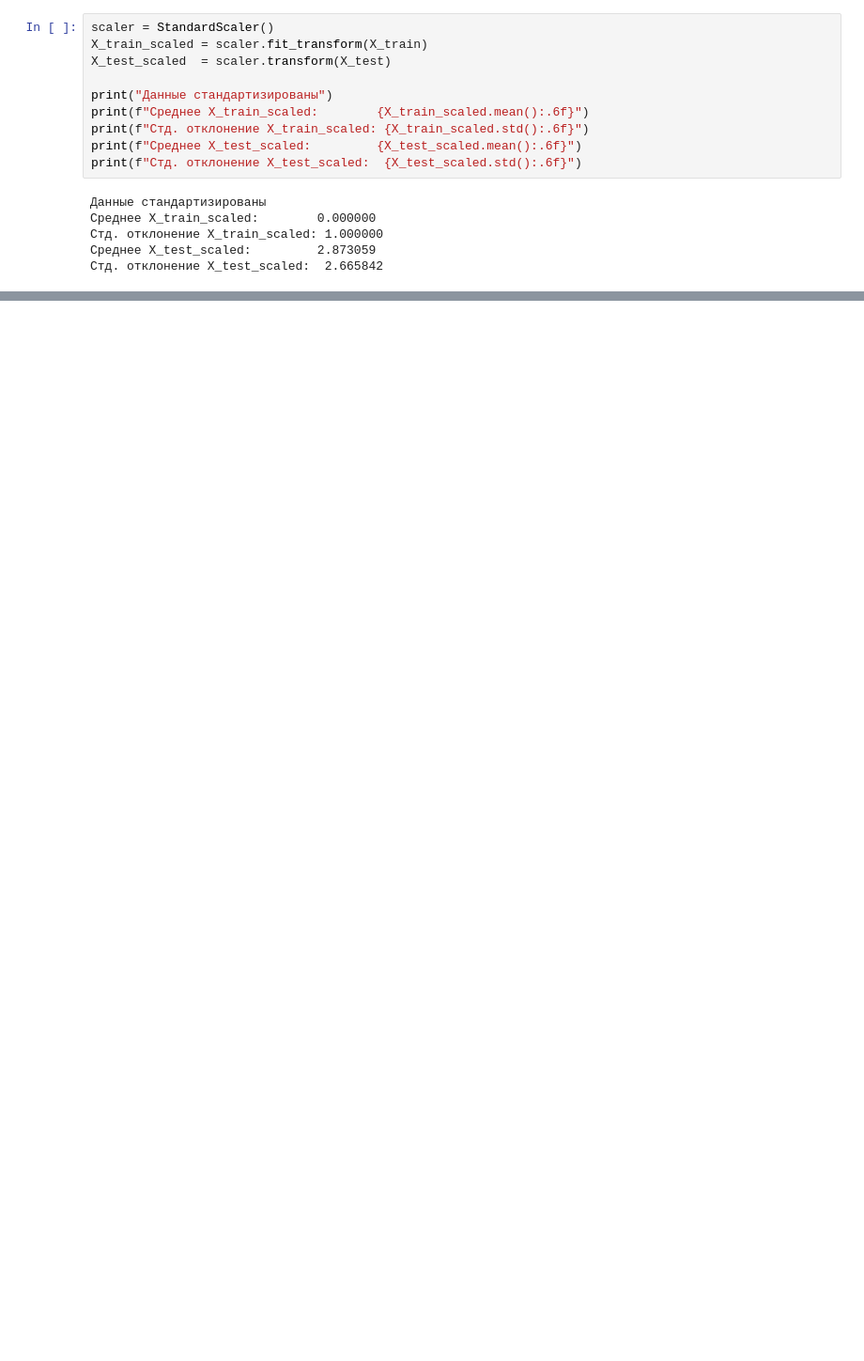
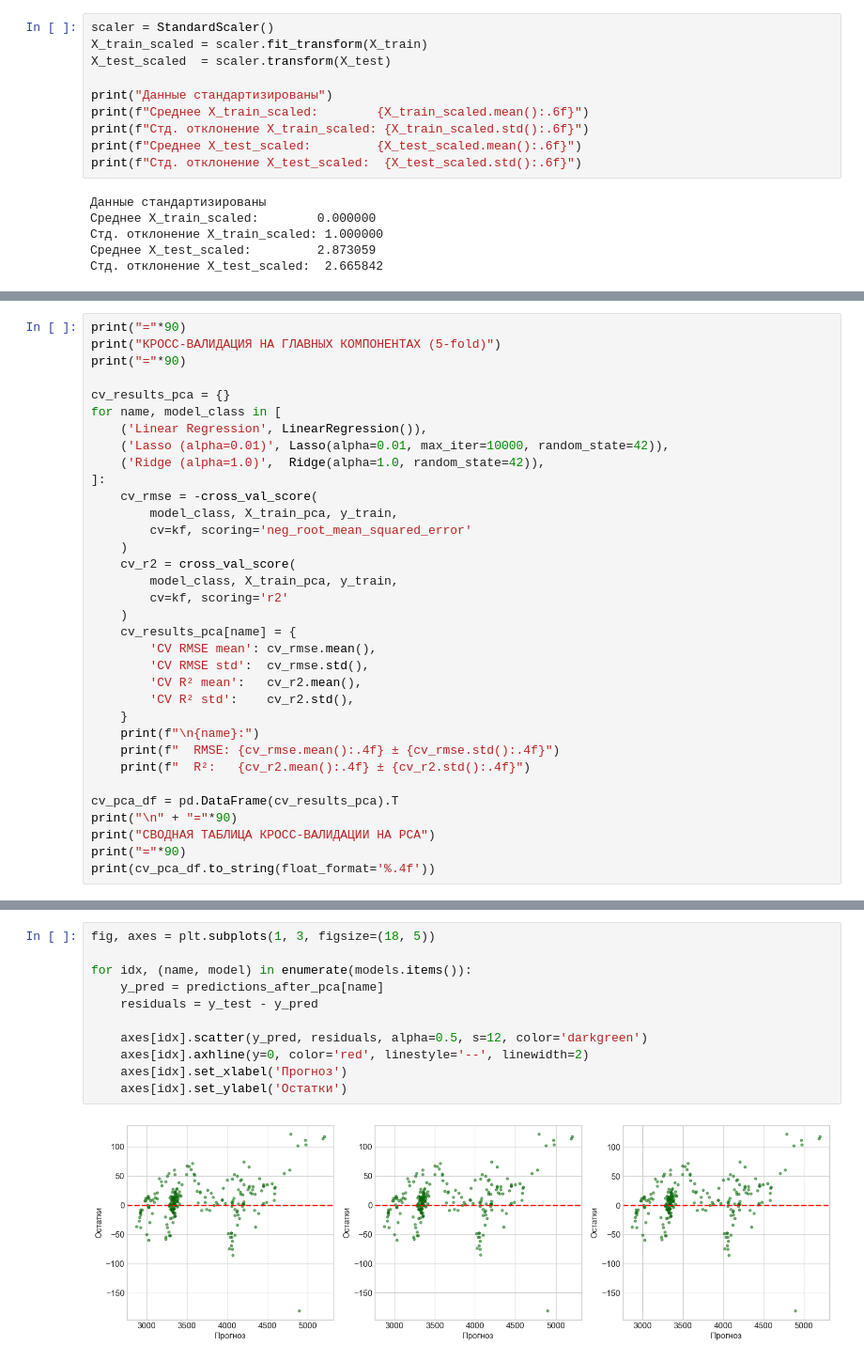
Before and after one commit to Didi5GD/Laba1_AIML, a Jupyter notebook: Laba1_AIML.ipynb, the cells around one changed output, grey strips where cells are left out. Shown at 94% size. Saved outputs shown, nothing was run; the diff lists cells and outputs as text; blank space fills up the shorter version.

```diff
--- a/Laba1_AIML.ipynb
+++ b/Laba1_AIML.ipynb
@@ -546,0 +1053,34 @@ print(f"Стд. отклонение X_test_scaled:  {X_test_scaled.std():.6f}")
+# %%
+print("="*90)
+print("КРОСС-ВАЛИДАЦИЯ НА ГЛАВНЫХ КОМПОНЕНТАХ (5-fold)")
+print("="*90)
+
+cv_results_pca = {}
+for name, model_class in [
+    ('Linear Regression', LinearRegression()),
+    ('Lasso (alpha=0.01)', Lasso(alpha=0.01, max_iter=10000, random_state=42)),
+    ('Ridge (alpha=1.0)',  Ridge(alpha=1.0, random_state=42)),
+]:
+    cv_rmse = -cross_val_score(
+        model_class, X_train_pca, y_train,
+        cv=kf, scoring='neg_root_mean_squared_error'
+    )
+    cv_r2 = cross_val_score(
+        model_class, X_train_pca, y_train,
+        cv=kf, scoring='r2'
+    )
+    cv_results_pca[name] = {
+        'CV RMSE mean': cv_rmse.mean(),
+        'CV RMSE std':  cv_rmse.std(),
+        'CV R² mean':   cv_r2.mean(),
+        'CV R² std':    cv_r2.std(),
+    }
+    print(f"\n{name}:")
+    print(f"  RMSE: {cv_rmse.mean():.4f} ± {cv_rmse.std():.4f}")
+    print(f"  R²:   {cv_r2.mean():.4f} ± {cv_r2.std():.4f}")
+
+cv_pca_df = pd.DataFrame(cv_results_pca).T
+print("\n" + "="*90)
+print("СВОДНАЯ ТАБЛИЦА КРОСС-ВАЛИДАЦИИ НА PCA")
+print("="*90)
+print(cv_pca_df.to_string(float_format='%.4f'))
@@ -546,0 +1115,13 @@ print(f"Стд. отклонение X_test_scaled:  {X_test_scaled.std():.6f}")
+# %%
+fig, axes = plt.subplots(1, 3, figsize=(18, 5))
+
+for idx, (name, model) in enumerate(models.items()):
+    y_pred = predictions_after_pca[name]
+    residuals = y_test - y_pred
+
+    axes[idx].scatter(y_pred, residuals, alpha=0.5, s=12, color='darkgreen')
+    axes[idx].axhline(y=0, color='red', linestyle='--', linewidth=2)
+    axes[idx].set_xlabel('Прогноз')
+    axes[idx].set_ylabel('Остатки')
+# %% [output]
+[figure, added]
```
Also changed, not shown: parts of 22 cells of this notebook.
